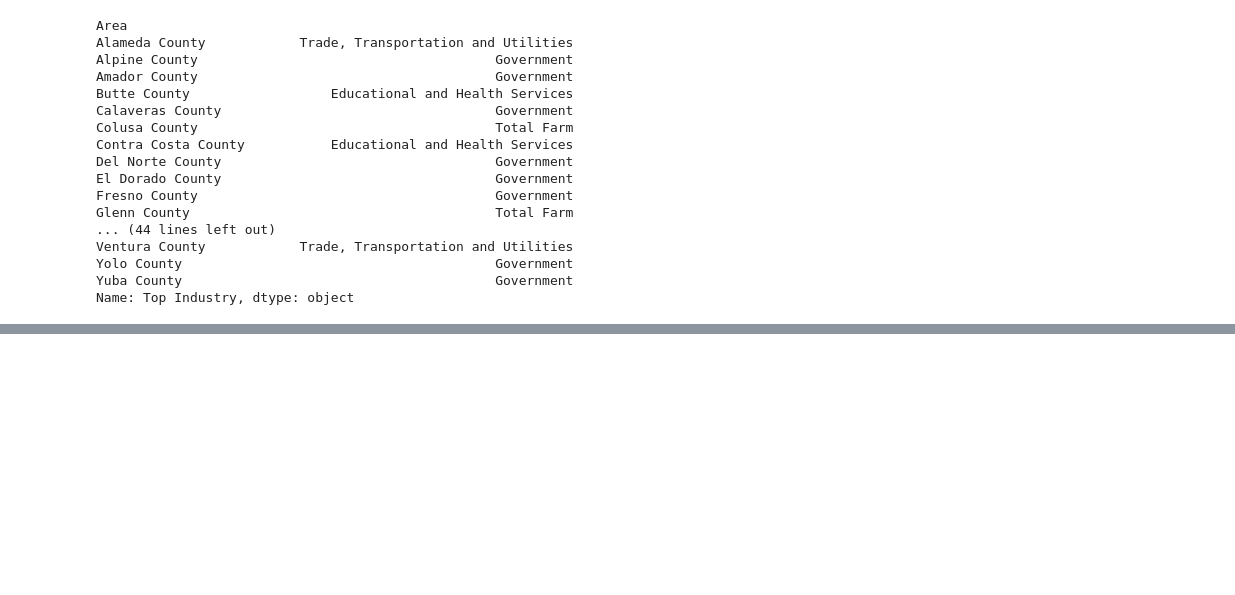
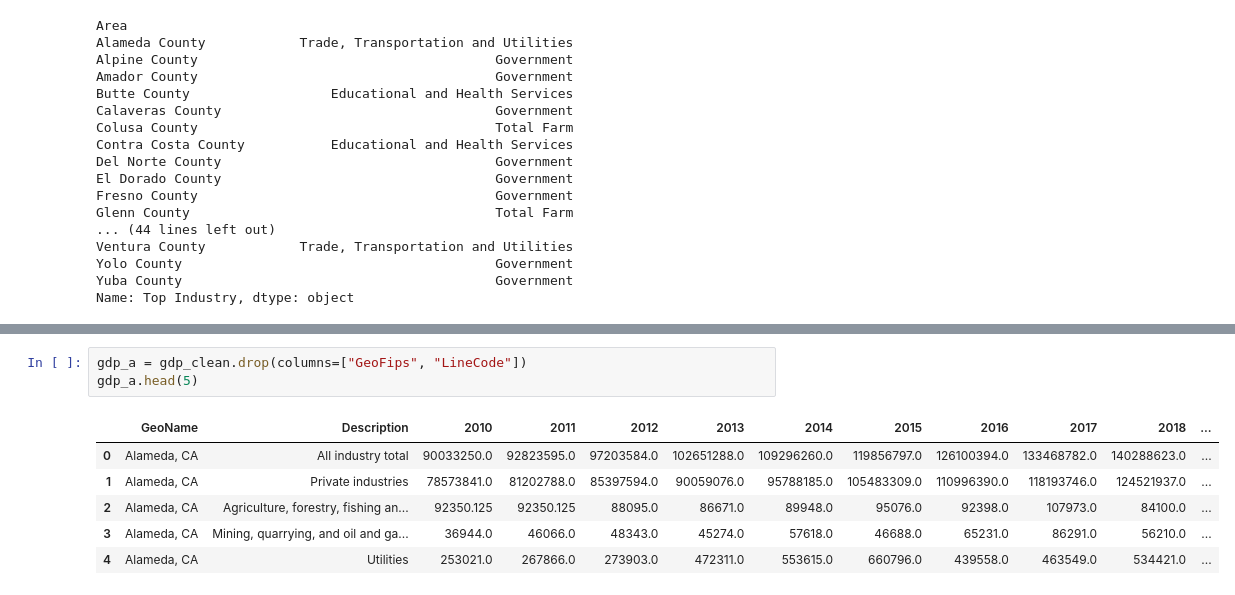
Before and after one commit to pkargupta/mobo102, a Jupyter notebook: Question 1 EDA.ipynb, the cells around one changed output, grey strips where cells are left out. Drawn from its saved outputs; the diff is of its cells as text; blank space fills up the shorter version.

```diff
--- a/Question 1 EDA.ipynb
+++ b/Question 1 EDA.ipynb
@@ -191,0 +224,10 @@ Name: Top Industry, dtype: object
+# %%
+gdp_a = gdp_clean.drop(columns=["GeoFips", "LineCode"])
+gdp_a.head(5)
+# %% [output]
+|  | GeoName | Description | 2010 | 2011 | 2012 | 2013 | 2014 | 2015 | 2016 | 2017 | 2018 | ... |
+| 0 | Alameda, CA | All industry total | 90033250.0 | 92823595.0 | 97203584.0 | 102651288.0 | 109296260.0 | 119856797.0 | 126100394.0 | 133468782.0 | 140288623.0 | ... |
+| 1 | Alameda, CA | Private industries | 78573841.0 | 81202788.0 | 85397594.0 | 90059076.0 | 95788185.0 | 105483309.0 | 110996390.0 | 118193746.0 | 124521937.0 | ... |
+| 2 | Alameda, CA | Agriculture, forestry, fishing an... | 92350.125 | 92350.125 | 88095.0 | 86671.0 | 89948.0 | 95076.0 | 92398.0 | 107973.0 | 84100.0 | ... |
+| 3 | Alameda, CA | Mining, quarrying, and oil and ga... | 36944.0 | 46066.0 | 48343.0 | 45274.0 | 57618.0 | 46688.0 | 65231.0 | 86291.0 | 56210.0 | ... |
+| 4 | Alameda, CA | Utilities | 253021.0 | 267866.0 | 273903.0 | 472311.0 | 553615.0 | 660796.0 | 439558.0 | 463549.0 | 534421.0 | ... |
```
Also changed, not shown: parts of 16 cells of this notebook, 1 other file.
